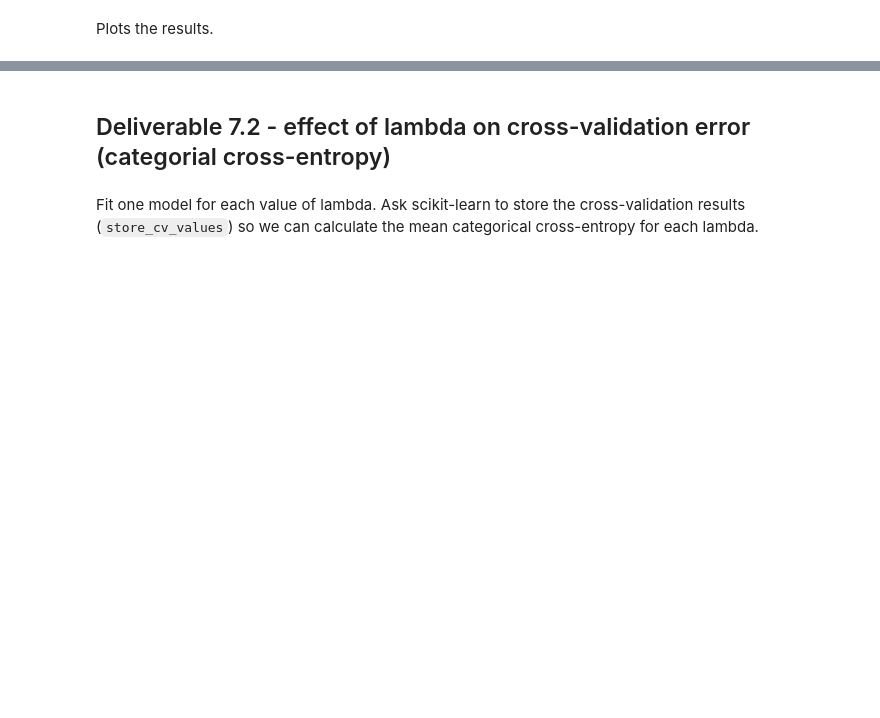
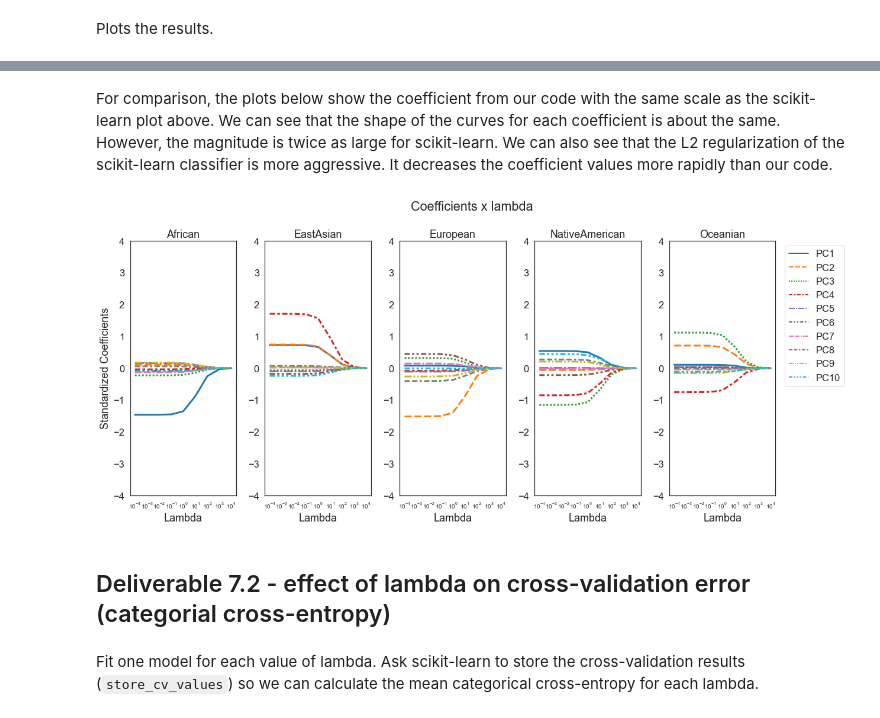
Before and after one commit to fau-masters-collected-works-cgarbin/regression-no-libraries, a Jupyter notebook: logistic_regression.ipynb, the cells around one changed output, grey strips where cells are left out. Drawn from its saved outputs; the diff is of its cells as text; code cells hidden in the pictures; blank space fills up the shorter version.

```diff
--- a/logistic_regression.ipynb
+++ b/logistic_regression.ipynb
@@ -231,3 +274,9 @@ plot_betas(betas_sk, 'Coefficients x lambda (scikit-learn)')
+# %% [markdown]
+For comparison, the plots below show the coefficient from our code with the same scale as the scikit-learn plot above. We can see that the shape of the curves for each coefficient is about the same. However, the magnitude is twice as large for scikit-learn. We can also see that the L2 regularization of the scikit-learn classifier is more aggressive. It decreases the coefficient values more rapidly than our code.
+# %%
+plot_betas(betas, 'Coefficients x lambda', 4, -4)
+# %% [output]
+[figure, added]
 # %% [markdown]
 ## Deliverable 7.2 - effect of lambda on cross-validation error (categorial cross-entropy)
 # %% [markdown]
```
Also changed, not shown: parts of 15 cells of this notebook.
